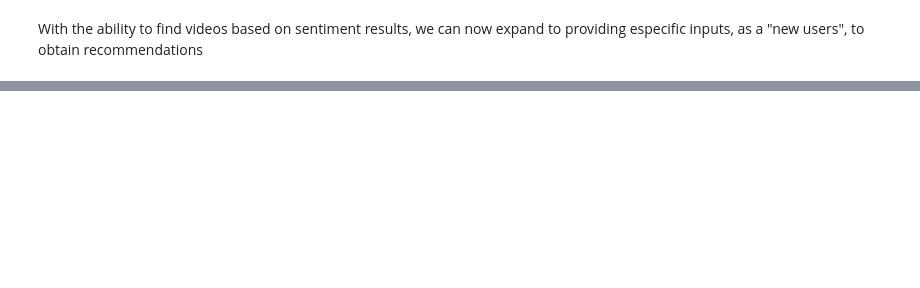
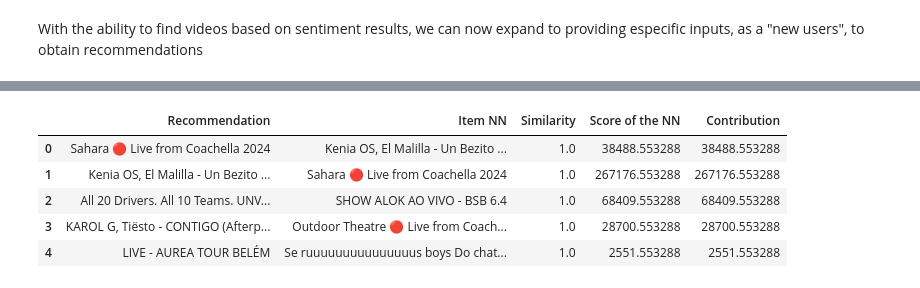
Before and after one commit to adrianarodriguezrodriguez/youtube, a Jupyter notebook: spark.ipynb, the cells around one changed output, grey strips where cells are left out. Saved outputs shown, nothing was run; the diff lists cells and outputs as text; code cells hidden in the pictures; blank space fills up the shorter version.

Commit message:
updated code, with itemKnn and notebook 5 cornac

```diff
--- a/spark.ipynb
+++ b/spark.ipynb
@@ -465,0 +563,15 @@ With the ability to find videos based on sentiment results, we can now expand to
+# %%
+# Número de recomendaciones que deseas mostrar
+TOPK = 10
+UIDX = 0  # índice del usuario simulado "viewer"
+
+# Obtener recomendaciones y sus puntuaciones
+recommendations, scores = iknn_adjusted.rank(UIDX)
+
+# Mostrar puntuaciones de los TOPK recomendados
+print(f"\n🎯 TOP {TOPK} RECOMENDACIONES para el usuario 'viewer':")
+for i in range(TOPK):
+    item_id = recommendations[i]
+    title = iknn_adjusted.train_set.item_ids[item_id]
+    score = scores[item_id]
+    print(f"{i+1}. {title} (score: {score:.2f})")
@@ -465,0 +590,45 @@ With the ability to find videos based on sentiment results, we can now expand to
+# %%
+from collections import defaultdict
+import numpy as np
+import pandas as pd
+
+# Usuario simulado
+UIDX = 0
+TOPK = 5
+
+# Obtener matriz de puntuaciones y similitudes
+rating_mat = iknn_adjusted.train_set.matrix
+score_arr = iknn_adjusted.ui_mat[UIDX].A.ravel()
+rated_items = np.nonzero(rating_mat[UIDX])[1]  # Ítems que ya ha valorado
+
+# Preparar estructura de datos
+df = defaultdict(list)
+
+# Analizar cada recomendación
+for rec in recommendations[:TOPK]:
+    sim_arr = iknn_adjusted.sim_mat[rec].A.ravel()  # Similitudes del ítem recomendado
+    nearest_neighbor = rated_items[np.argsort(sim_arr[rated_items])[-1]]  # El más similar ya visto
+    sim = sim_arr[nearest_neighbor]
+    score = score_arr[nearest_neighbor]
+
+    # Recuperar nombres
+    item_name = cornac_data[cornac_data["item"] == iknn_adjusted.train_set.item_ids[rec]]["item"].values[0]
+    nn_name = cornac_data[cornac_data["item"] == iknn_adjusted.train_set.item_ids[nearest_neighbor]]["item"].values[0]
+
+    # Guardar datos
+    df["Recommendation"].append(item_name)
+    df["Item NN"].append(nn_name)
+    df["Similarity"].append(sim)
+    df["Score of the NN"].append(score)
+    df["Contribution"].append((score * sim) / np.abs(sim))
+
+# Crear DataFrame bonito
+rec_df = pd.DataFrame.from_dict(df)
+display(rec_df)
+# %% [output]
+|  | Recommendation | Item NN | Similarity | Score of the NN | Contribution |
+| 0 | Sahara 🔴 Live from Coachella 2024 | Kenia OS, El Malilla - Un Bezito ... | 1.0 | 38488.553288 | 38488.553288 |
+| 1 | Kenia OS, El Malilla - Un Bezito ... | Sahara 🔴 Live from Coachella 2024 | 1.0 | 267176.553288 | 267176.553288 |
+| 2 | All 20 Drivers. All 10 Teams. UNV... | SHOW ALOK AO VIVO - BSB 6.4 | 1.0 | 68409.553288 | 68409.553288 |
+| 3 | KAROL G, Tiësto - CONTIGO (Afterp... | Outdoor Theatre 🔴 Live from Coach... | 1.0 | 28700.553288 | 28700.553288 |
+| 4 | LIVE - AUREA TOUR BELÉM | Se ruuuuuuuuuuuuuuus boys Do chat... | 1.0 | 2551.553288 | 2551.553288 |
```
Also changed, not shown: parts of 17 cells of this notebook, 5 other files.
